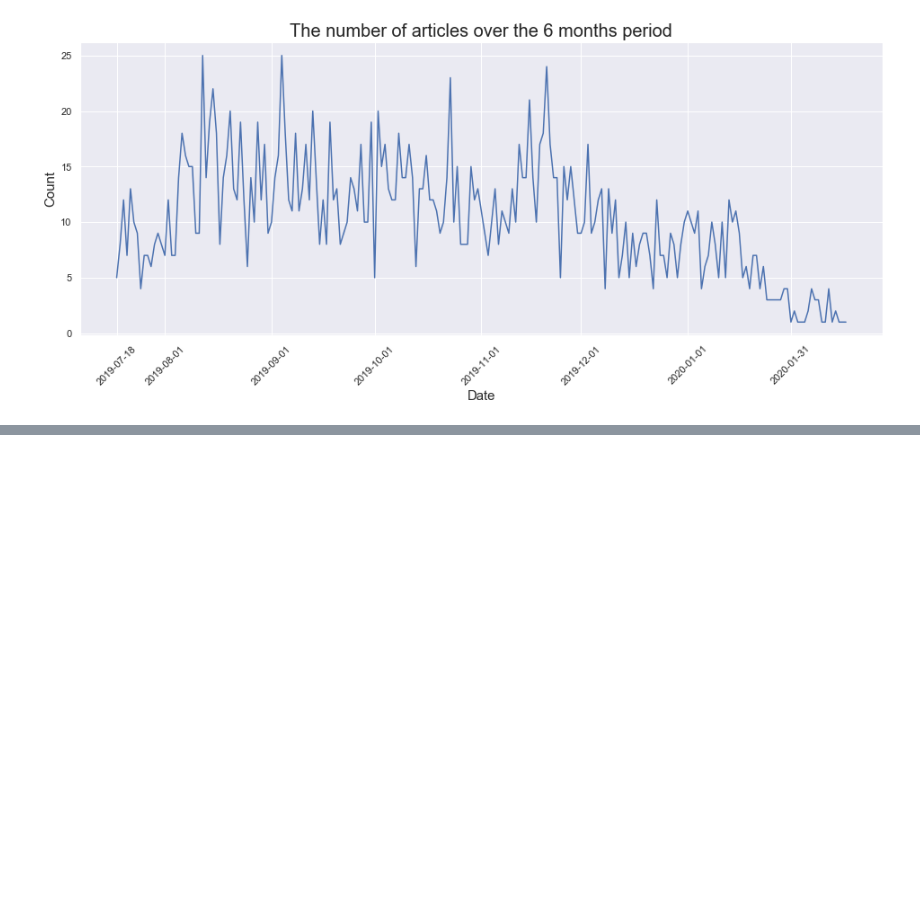
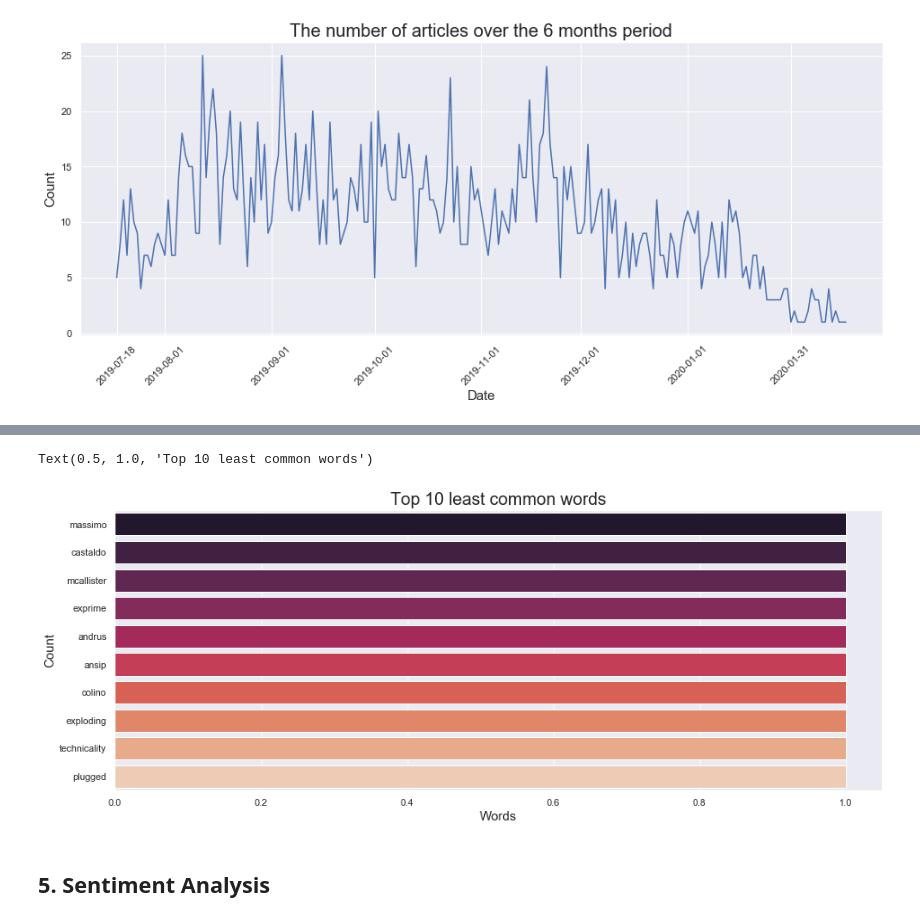
Before and after one commit to nicoleleman/HK_Protest_Analysis, a Jupyter notebook: HK Protest Analysis Project.ipynb, the cells around one changed output, grey strips where cells are left out. Cells and saved outputs as stored; diff of their text form; code cells hidden in the pictures; blank space fills up the shorter version.

```diff
--- a/HK Protest Analysis Project.ipynb
+++ b/HK Protest Analysis Project.ipynb
@@ -260,3 +225,9 @@ clean_most_occur
+# %%
+from collections import Counter
+clean_list = Counter(clean_split_it)
+clean_list
+clean_most_occur = clean_list.most_common(10)
+clean_least_occur = clean_list.most_common()[-11:-1]
 # %%
 plt.figure(figsize=(16,6))
 pd_clean_most_occur = pd.DataFrame(clean_most_occur, columns = ['Words' , 'Count'])
@@ -269,0 +241,12 @@ Text(0.5, 1.0, 'Top 10 most common words (excluding stop words)')
+# %%
+plt.figure(figsize=(16,6))
+pd_least_occur = pd.DataFrame(clean_least_occur, columns = ['Words' , 'Count'])
+ax = sns.barplot(x='Count', y='Words' , data=pd_least_occur, palette='rocket')
+ax.set_ylabel('Count', fontsize=15)
+ax.set_xlabel('Words', fontsize=15)
+ax.set_title('Top 10 least common words', fontsize=20)
+# %% [output]
+Text(0.5, 1.0, 'Top 10 least common words')
+[figure, added]
+# %% [markdown]
+## 5. Sentiment Analysis
```
Also changed, not shown: parts of 20 cells of this notebook.
